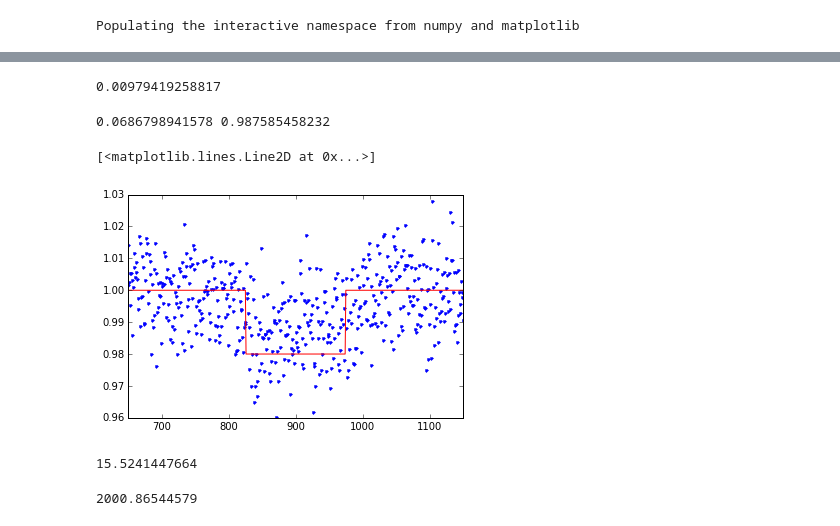
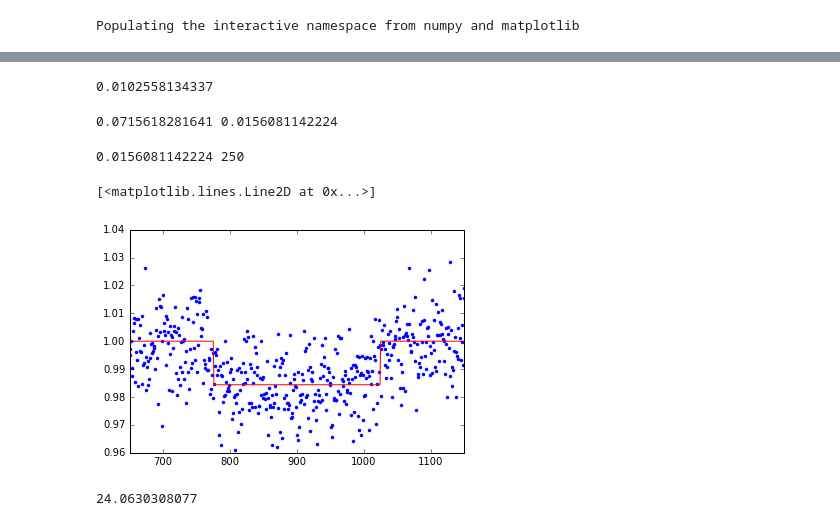
Before and after one commit to ajvanengelen/inquiryToronto2016, a Jupyter notebook: notebooks/noise_and_signal_scratch.ipynb, the cells around one changed output, grey strips where cells are left out. Cells and saved outputs as stored; diff of their text form; code cells hidden in the pictures.

```diff
--- a/notebooks/noise_and_signal_scratch.ipynb
+++ b/notebooks/noise_and_signal_scratch.ipynb
@@ -7,6 +7,10 @@ import transitTools
 Populating the interactive namespace from numpy and matplotlib
 # %%
 SignalPlusNoiseCurve = loadtxt('../data/signalPlusNoiseCurve_00_0.txt')
+# %%
+totalObservingTimeInMinutes = 30*60
+samplingRatePerMinute = 1
+time = arange(0, totalObservingTimeInMinutes, samplingRatePerMinute)
 # %%
 plot (SignalPlusNoiseCurve,'.')
 # %% [output]
@@ -21,7 +25,15 @@ SignalPlusNoiseCurve_post=SignalPlusNoiseCurve[1200:length]
 noiseRange = concatenate((SignalPlusNoiseCurve_pre,SignalPlusNoiseCurve_post))
 
 measured_noise=std(noiseRange)
-print stdnoise
+print measured_noise
 # %% [output]
-0.00979419258817
+0.0102558134337
+# %%
+# Basic ways of getting the depth
+depth1 = max(SignalPlusNoiseCurve)-min(SignalPlusNoiseCurve)
+depth2 = 1-mean(SignalPlusNoiseCurve[775:1025])
+depth2_length = len(SignalPlusNoiseCurve[775:1025])
+print depth1,depth2
+# %% [output]
+0.0715618281641 0.0156081142224
 # %%
@@ -35,38 +42,31 @@ def tophat_model(t0=900,depth=0.01,dur=2*60.): # top hat model function
     modelSignal = ones(1800)
     modelSignal[(time >t0-(dur/2.)) & (time < t0+(dur/2.))]=1-depth
     return modelSignal
-# %%
-depth1 = max(signalcurve)-min(signalcurve) # basic way of getting the depth
-depth2 = mean(signalcurve[825:975])
-depth2_length = len(signalcurve[825:975])
-print depth1,depth2
-# %% [output]
-0.0686798941578 0.987585458232
-# %%
-modelSignal = tophat_model(t0=900,depth=0.02,dur=150)
-
-plot(SignalPlusNoiseCurve,'.')
-xlim([650,1150])
-plot (modelSignal,'r')
-# %% [output]
-[<matplotlib.lines.Line2D at 0x...>]
-[figure, removed]
+# %%
+# Derive the depth using the duration instead of hard-coded indices
+T0 = 900
+dur = 250
+tmin = T0-dur/2
+tmax = T0+dur/2
+depth3 = 1-mean(SignalPlusNoiseCurve[tmin:tmax])
+depth3_length = len(SignalPlusNoiseCurve[tmin:tmax]) # this is equal to duration
+print depth3,depth3_length
+
+# Call tophat model
+modelSignal = tophat_model(t0=T0,depth=depth3,dur=dur)
+
+# Plot curve
+plot(SignalPlusNoiseCurve,'.')
+xlim([650,1150])
+plot (modelSignal,'r')
+# %% [output]
+0.0156081142224 250
+[<matplotlib.lines.Line2D at 0x...>]
+[figure, added]
 # %%
 # Basic way of getting the signal to noise
 
-signal_to_noise = ((1-depth2)/stdnoise)*depth2_length**0.5
+signal_to_noise = depth3/measured_noise*depth3_length**0.5
 print signal_to_noise
 # %% [output]
-15.5241447664
+24.0630308077
-# %%
-# Model lightcurve - needs finishing
-
-def chi_squared(noise,SignalPlusNoiseCurve,modelSignal):
-    chi_squared_value = sum(((SignalPlusNoiseCurve-modelSignal)/noise)**2)
-    return chi_squared_value
-
-
-chi_squared_value = chi_squared(stdnoise,SignalPlusNoiseCurve,modelSignal)
-print chi_squared_value
-# %% [output]
-2000.86544579
```
Also changed, not shown: parts of 7 cells of this notebook.
